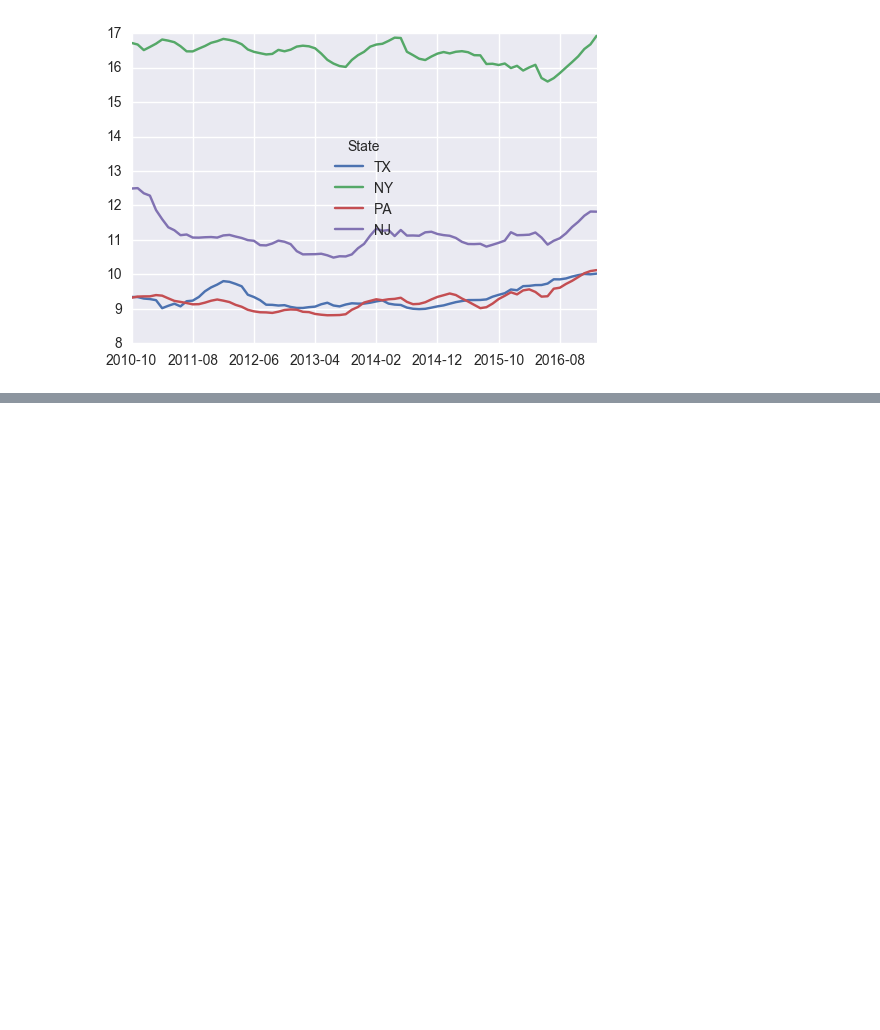
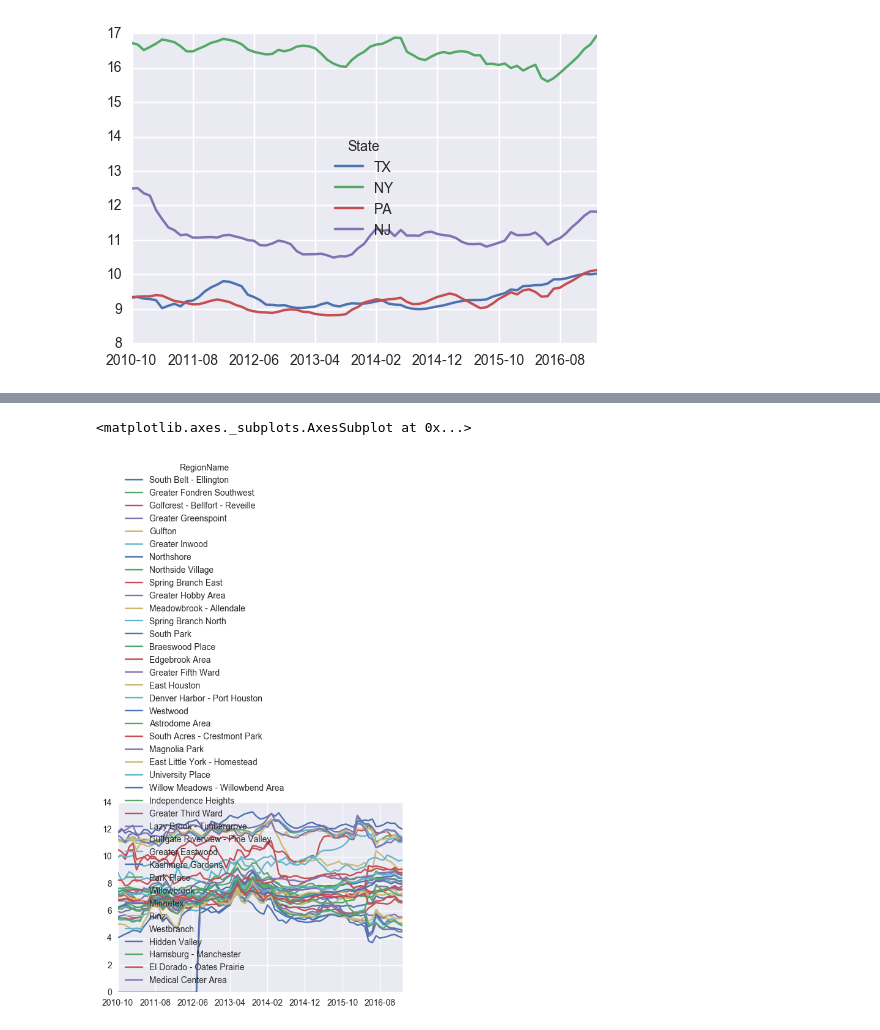
Before and after one commit to carlsednaoui/thinkful-data-science, a Jupyter notebook: coursework/unit_1_project/zillow.ipynb, the cells around one changed output, grey strips where cells are left out. Saved outputs shown, nothing was run; the diff lists cells and outputs as text; code cells hidden in the pictures; blank space fills up the shorter version.

```diff
--- a/coursework/unit_1_project/zillow.ipynb
+++ b/coursework/unit_1_project/zillow.ipynb
@@ -92,3 +92,12 @@ avg_ptr_by_state.loc[["TX", "NY", "PA", "NJ"]].T.plot()
 # %% [output]
 <matplotlib.axes._subplots.AxesSubplot at 0x...>
 [figure]
+# %%
+# Let's analyze Houston only
+houston_ptr = price_to_rent[price_to_rent["City"] == "Houston"]
+
+# Drop the current index and replace it with the regionname, this will allow us to plot these
+houston_ptr = houston_ptr.set_index(houston_ptr["RegionName"])
+
+houston_ptr = houston_ptr.drop(houston_ptr.columns[[0, 1, 2, 3, 4, 5, 6]], axis=1)
+houston_ptr.head(3)
@@ -94,0 +111,3 @@ avg_ptr_by_state.loc[["TX", "NY", "PA", "NJ"]].T.plot()
+# %%
+houston_ptr = houston_ptr.fillna(0)
+houston_ptr.head(1)
@@ -94,0 +119,5 @@ avg_ptr_by_state.loc[["TX", "NY", "PA", "NJ"]].T.plot()
+# %%
+houston_ptr.T.plot()
+# %% [output]
+<matplotlib.axes._subplots.AxesSubplot at 0x...>
+[figure, added]
```
Also changed, not shown: parts of 10 cells of this notebook.
